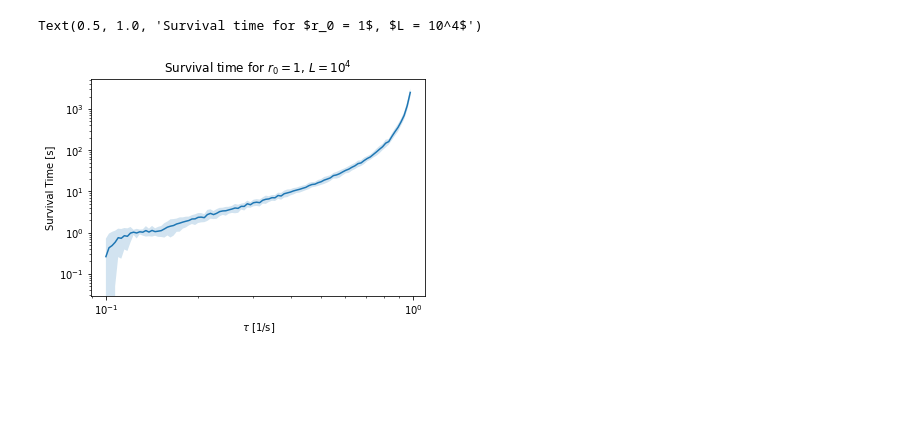
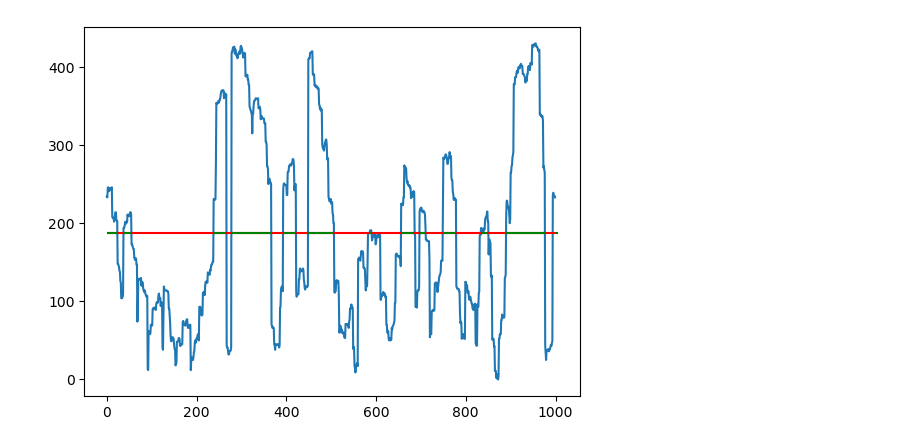
Before and after one commit to zhizhang1445/Project5, a Jupyter notebook: Zhi/scrapNotebook.ipynb, the cells around one changed output. Drawn from its saved outputs; the diff is of its cells as text; code cells hidden in the pictures; blank space fills up the shorter version.

```diff
--- a/Zhi/scrapNotebook.ipynb
+++ b/Zhi/scrapNotebook.ipynb
@@ -16,0 +89,19 @@ Stopped at time: 100.00110723787988| N_Ptcls: 36357| N_snapshots: 101
+# %%
+plt.figure()
+plt.plot(max_height_time[-1])
+
+mean_line = np.mean(max_height_time[-1])
+
+plt.hlines(mean_line, 0, params["dom"], colors='r')
+
+for size, mean in zip(sizes, means):
+    low_bound = mean-size/2
+    high_bound = mean+size/2
+
+    if low_bound <= 0:
+        plt.hlines(mean_line, params["dom"]-low_bound, params["dom"], colors="g")
+        low_bound = 0
+    plt.hlines(mean_line, low_bound, high_bound, colors='g')
+plt.show()
+# %% [output]
+[figure, added]
@@ -58,11 +141,0 @@ y_high = np.array(mean_exit_times) + np.array(std_exit_times)
-# %%
-plt.plot(taus, mean_exit_times, label='Data')
-plt.fill_between(taus, y_low, y_high, alpha=0.2, label='Error Area')
-plt.xscale('log')
-plt.yscale('log')
-plt.xlabel(r"$\tau$ [1/s]")
-plt.ylabel("Survival Time [s]")
-plt.title(r"Survival time for $r_0 = 1$, $L = 10^4$")
-# %% [output]
-Text(0.5, 1.0, 'Survival time for $r_0 = 1$, $L = 10^4$')
-[figure, removed]
```
Also changed, not shown: parts of 16 cells of this notebook, 3 other files.
